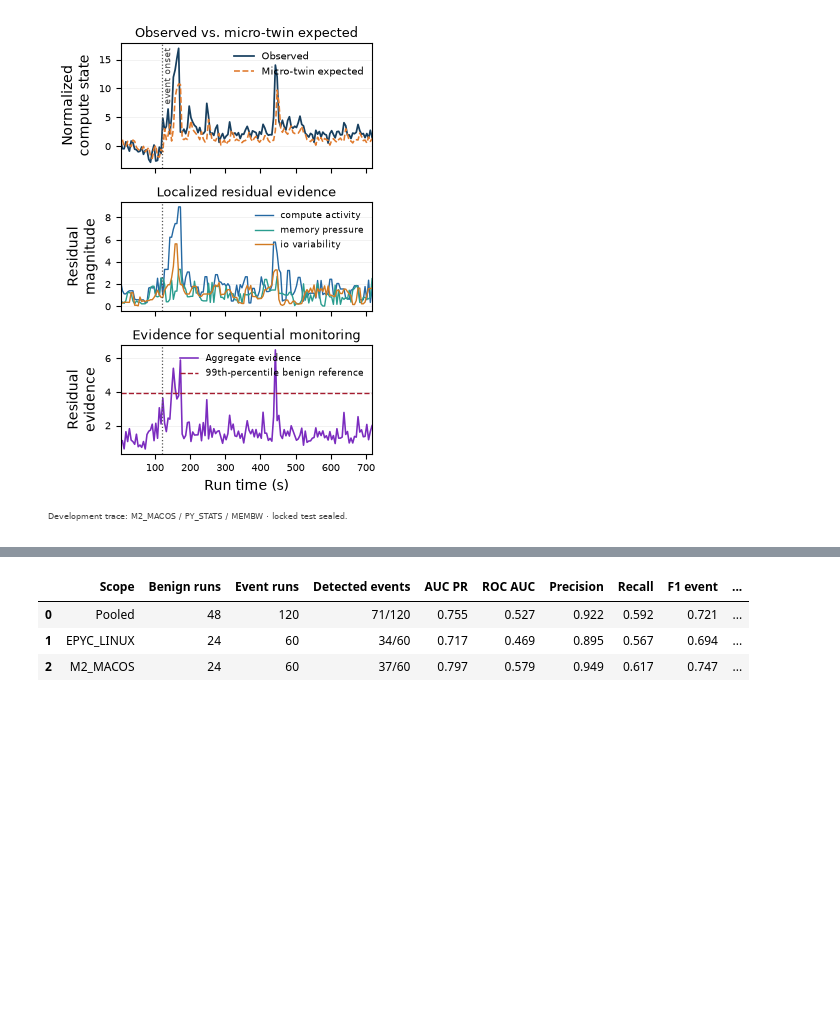
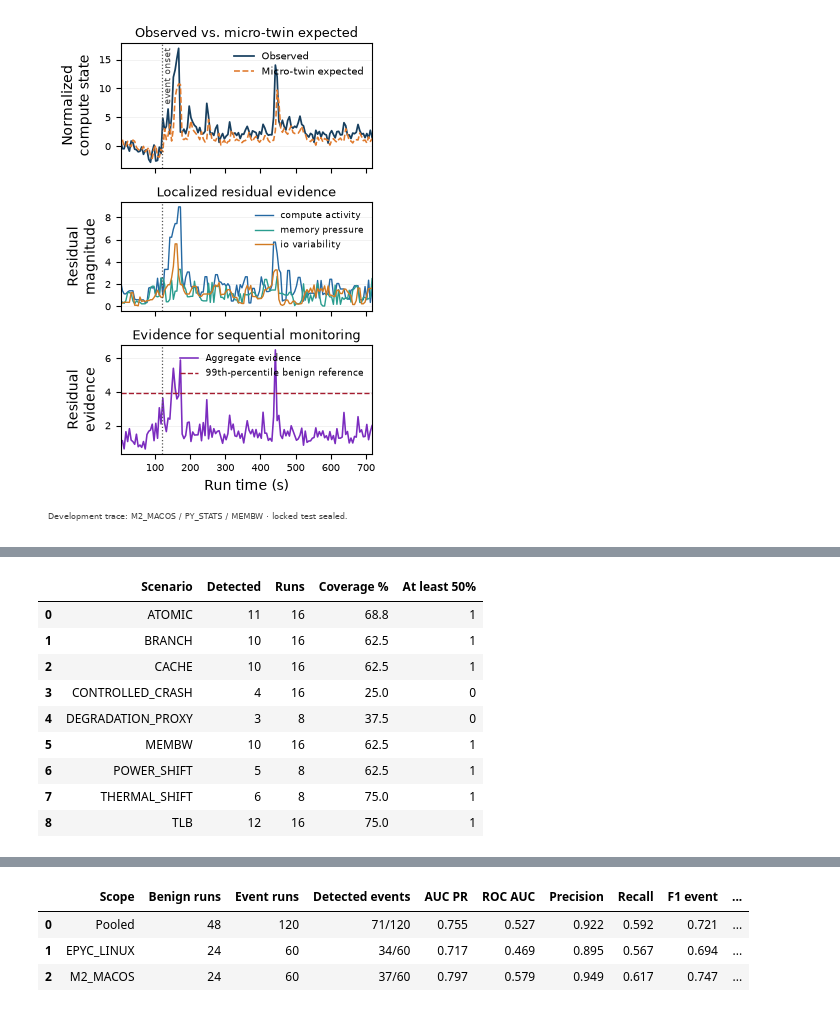
Before and after one commit to ping830616/PRISM, a Jupyter notebook: notebooks/PRISM_Complete_Experiment.ipynb, the cells around one changed output, grey strips where cells are left out. Cells and saved outputs as stored; diff of their text form; code cells hidden in the pictures; blank space fills up the shorter version.

Commit message:
Prioritize operational PRISM evidence

```diff
--- a/notebooks/PRISM_Complete_Experiment.ipynb
+++ b/notebooks/PRISM_Complete_Experiment.ipynb
@@ -13264,11 +13264,11 @@ DICE_PAPER_RUNS_CSV = (
 )
 DICE_PAPER_TABLE = (
     REPO_ROOT / "paper" / "results" / "development"
-    / "table-9-dice-comparable-performance.csv"
+    / "supplement-s1-dice-comparable-performance.csv"
 )
 DICE_PAPER_WORKLOAD_TABLE = (
     REPO_ROOT / "paper" / "results" / "development"
-    / "table-10-dice-comparable-workload-performance.csv"
+    / "supplement-s2-dice-comparable-workload-performance.csv"
 )
 DICE_BOOTSTRAP_ITERATIONS = 2000
 DICE_BOOTSTRAP_SEED = 316
@@ -14812,0 +14927,51 @@ Saved PNG: /Users/hsiaopingni/Documents/New project/PRISM-v3/paper/figures/devel
+# %%
+SCENARIO_TABLE_PATH = (
+    REPO_ROOT / "paper" / "results" / "development"
+    / "table-10-scenario-detection-coverage.csv"
+)
+SCENARIO_TEX_PATH = SCENARIO_TABLE_PATH.with_suffix(".tex")
+
+if V3_SELECTION_JSON.exists():
+    development_report = json.loads(V3_SELECTION_JSON.read_text(encoding="utf-8"))
+    if development_report.get("locked_test_accessed") is not False:
+        raise RuntimeError("Locked evidence entered the scenario table.")
+    scenario_metrics = development_report["selected"]["scenario_metrics"]
+    SCENARIO_COVERAGE = pd.DataFrame(
+        [
+            {
+                "Scenario": scenario,
+                "Detected": int(metrics["detected"]),
+                "Runs": int(metrics["runs"]),
+                "Coverage %": 100.0 * float(metrics["detection"]),
+                "At least 50%": int(float(metrics["detection"]) >= 0.50),
+            }
+            for scenario, metrics in sorted(scenario_metrics.items())
+        ]
+    )
+    SCENARIO_TABLE_PATH.parent.mkdir(parents=True, exist_ok=True)
+    SCENARIO_COVERAGE.to_csv(SCENARIO_TABLE_PATH, index=False)
+    SCENARIO_COVERAGE.to_latex(
+        SCENARIO_TEX_PATH,
+        index=False,
+        float_format="%.1f",
+        caption="Controlled event coverage by scenario.",
+        label="tab:prism_scenario_coverage",
+        escape=True,
+    )
+elif SCENARIO_TABLE_PATH.exists():
+    SCENARIO_COVERAGE = pd.read_csv(SCENARIO_TABLE_PATH)
+else:
+    raise FileNotFoundError("Run the v3 development section to generate Table 10.")
+
+display(SCENARIO_COVERAGE.round(1))
+# %% [output]
+|  | Scenario | Detected | Runs | Coverage % | At least 50% |
+| 0 | ATOMIC | 11 | 16 | 68.8 | 1 |
+| 1 | BRANCH | 10 | 16 | 62.5 | 1 |
+| 2 | CACHE | 10 | 16 | 62.5 | 1 |
+| 3 | CONTROLLED_CRASH | 4 | 16 | 25.0 | 0 |
+| 4 | DEGRADATION_PROXY | 3 | 8 | 37.5 | 0 |
+| 5 | MEMBW | 10 | 16 | 62.5 | 1 |
+| 6 | POWER_SHIFT | 5 | 8 | 62.5 | 1 |
+| 7 | THERMAL_SHIFT | 6 | 8 | 75.0 | 1 |
+| 8 | TLB | 12 | 16 | 75.0 | 1 |
```
Also changed, not shown: parts of 12 cells of this notebook, 14 other files.
